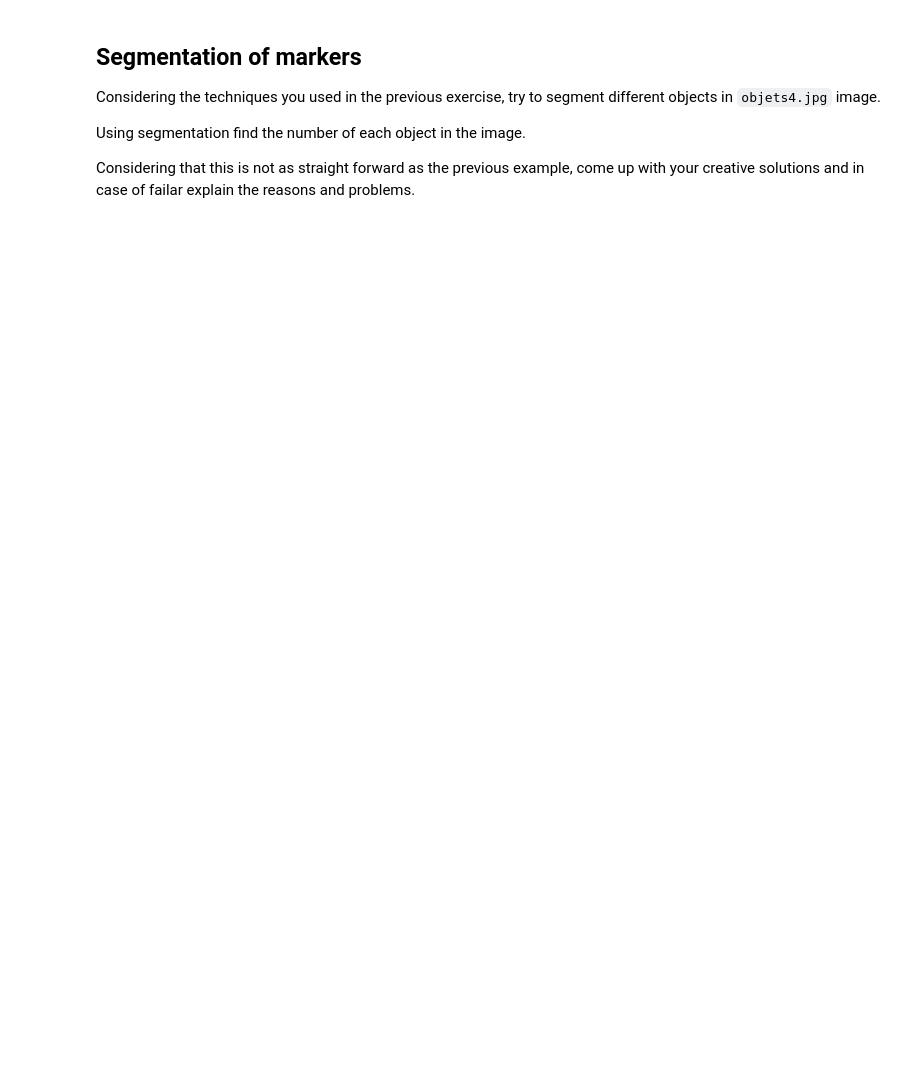
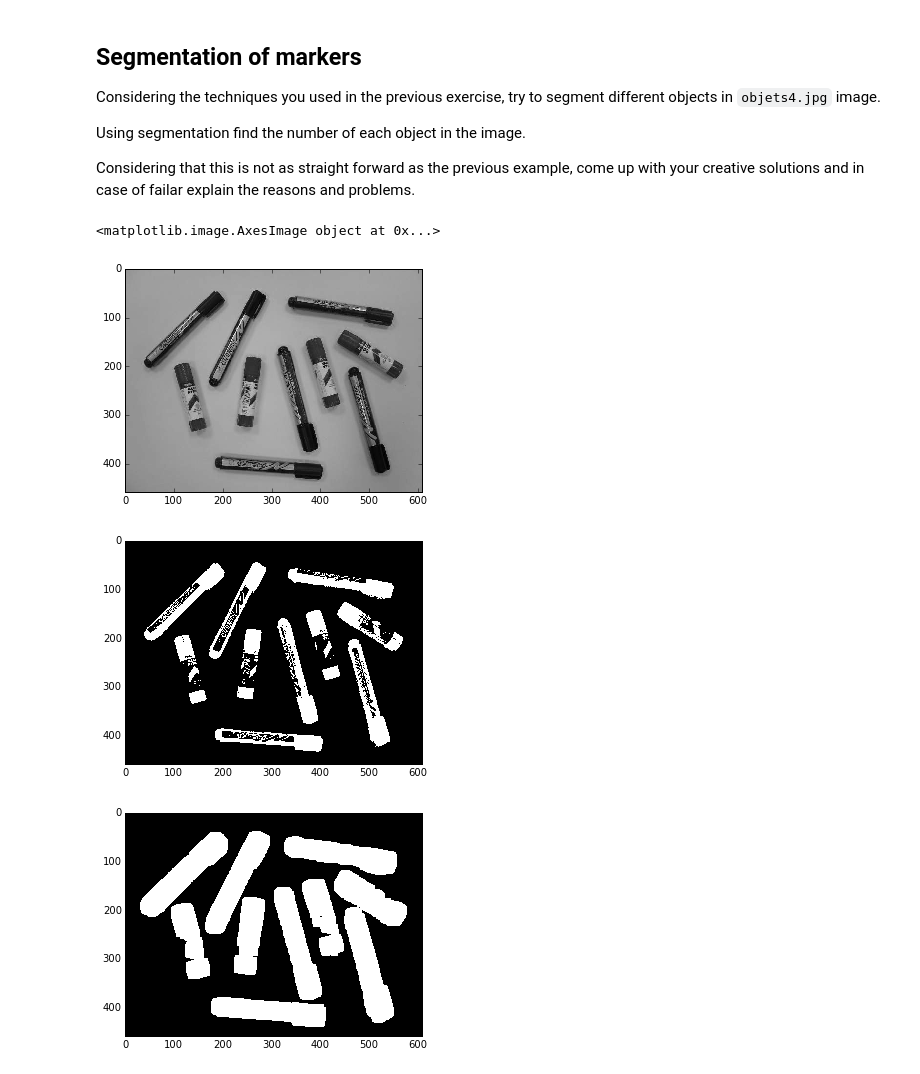
Before and after one commit to AbdElRahman-Gaber/B31XB-IIP-TP-1617, a Jupyter notebook: 5-segmentation/segmentation.ipynb, the cells around one changed output. Drawn from its saved outputs; the diff is of its cells as text; code cells hidden in the pictures; blank space fills up the shorter version.

```diff
--- a/5-segmentation/segmentation.ipynb
+++ b/5-segmentation/segmentation.ipynb
@@ -101,3 +130,31 @@ Considering the techniques you used in the previous exercise, try to segment dif
 Using segmentation find the number of each object in the image.
 
 Considering that this is not as straight forward as the previous example, come up with your creative solutions and in case of failar explain the reasons and problems.
+# %%
+filename = './images/objets4.jpg'
+img = imread(filename)
+img = rgb2gray(img)
+markers_im = img_as_ubyte(img)
+imshow(markers_im)
+
+threshold_global_otsu = threshold_otsu(markers_im)
+global_otsu = markers_im <= threshold_global_otsu
+
+plt.figure()
+imshow(global_otsu)
+
+
+selem = rectangle(15,15)
+closed = binary_dilation(global_otsu, selem)
+#opened = binary_opening(closed, selem)
+
+
+
+plt.figure()
+
+imshow(closed)
+# %% [output]
+<matplotlib.image.AxesImage object at 0x...>
+[figure, added]
+[figure, added]
+[figure, added]
```
Also changed, not shown: parts of 7 cells of this notebook.
